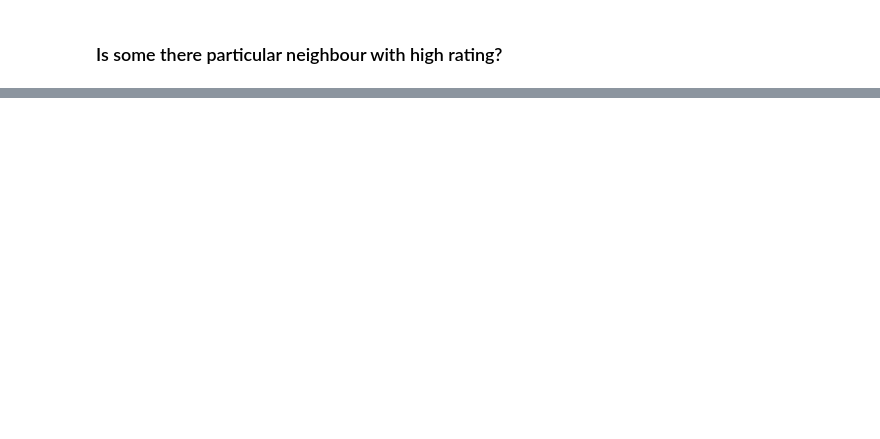
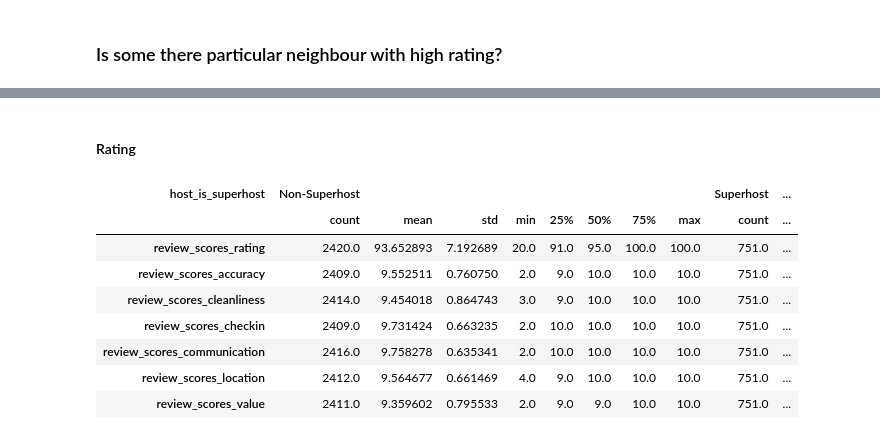
Before and after one commit to wsr13990/airbnb, a Jupyter notebook: Airbnb.ipynb, the cells around one changed output, grey strips where cells are left out. Cells and saved outputs as stored; diff of their text form; code cells hidden in the pictures; blank space fills up the shorter version.

```diff
--- a/Airbnb.ipynb
+++ b/Airbnb.ipynb
@@ -80,6 +78,15 @@ listings = pd.concat([seattle_listings, boston_listings])
 listings = to_date(listings,["host_since","first_review","last_review"])
 listings = price_to_numeric(listings,["price","weekly_price","monthly_price","cleaning_fee"])
 
+superhost_cond = (
+    listings["host_is_superhost"] == 't',
+    listings["host_is_superhost"] == 'f',
+)
+listings["host_is_superhost"] = np.select(superhost_cond, ['Superhost', 'Non-Superhost'], default=None)
+
+listings[listings["host_is_superhost"]=='t']["host_is_superhost"] = 'Superhost'
+listings[listings["host_is_superhost"]=='f']["host_is_superhost"] = 'Non-Superhost'
+
 reviews = pd.concat([seattle_reviews, boston_reviews])
 reviews = to_date(reviews,["date"])
 # %%
@@ -410,0 +580,19 @@ joined_calendar = calendar.merge(listings.rename(columns={'id': 'listing_id'}),
+# %% [markdown]
+#### Rating
+# %%
+df = listings[listings["city"]=="Seattle"]
+df[['host_is_superhost',
+         'review_scores_rating','review_scores_accuracy', 'review_scores_cleanliness',
+         'review_scores_checkin', 'review_scores_communication',
+         'review_scores_location', 'review_scores_value'
+]].groupby(['host_is_superhost']).describe().T.unstack(1)
+# %% [output]
+| host_is_superhost | Non-Superhost |  |  |  |  |  |  |  | Superhost | ... |
+|  | count | mean | std | min | 25% | 50% | 75% | max | count | ... |
+| review_scores_rating | 2420.0 | 93.652893 | 7.192689 | 20.0 | 91.0 | 95.0 | 100.0 | 100.0 | 751.0 | ... |
+| review_scores_accuracy | 2409.0 | 9.552511 | 0.760750 | 2.0 | 9.0 | 10.0 | 10.0 | 10.0 | 751.0 | ... |
+| review_scores_cleanliness | 2414.0 | 9.454018 | 0.864743 | 3.0 | 9.0 | 10.0 | 10.0 | 10.0 | 751.0 | ... |
+| review_scores_checkin | 2409.0 | 9.731424 | 0.663235 | 2.0 | 10.0 | 10.0 | 10.0 | 10.0 | 751.0 | ... |
+| review_scores_communication | 2416.0 | 9.758278 | 0.635341 | 2.0 | 10.0 | 10.0 | 10.0 | 10.0 | 751.0 | ... |
+| review_scores_location | 2412.0 | 9.564677 | 0.661469 | 4.0 | 9.0 | 10.0 | 10.0 | 10.0 | 751.0 | ... |
+| review_scores_value | 2411.0 | 9.359602 | 0.795533 | 2.0 | 9.0 | 9.0 | 10.0 | 10.0 | 751.0 | ... |
```
Also changed, not shown: parts of 16 cells of this notebook.
